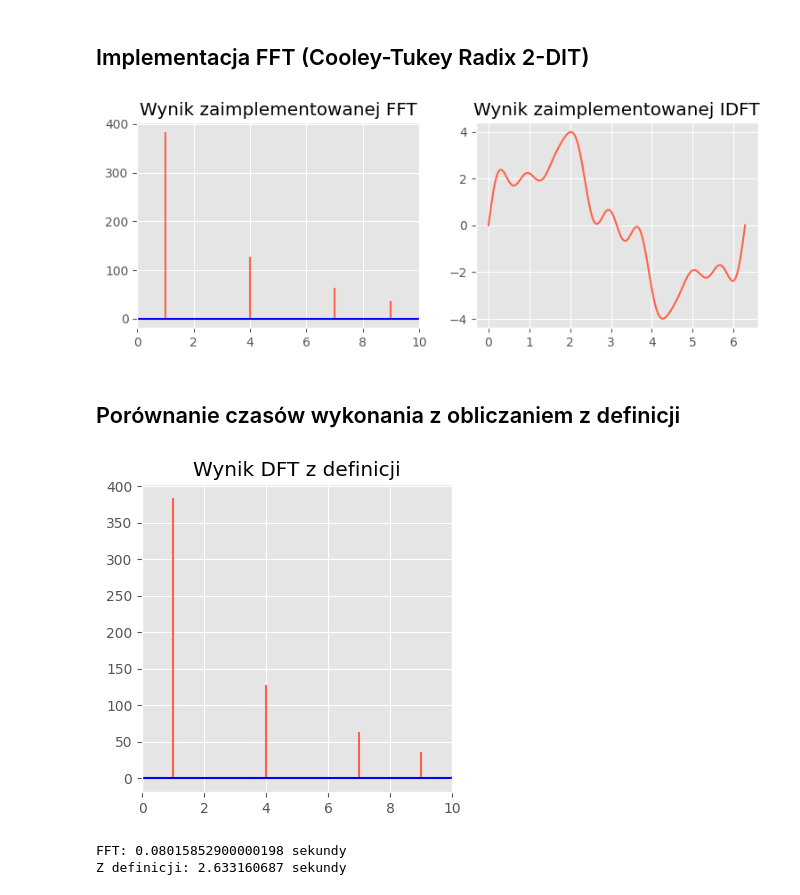
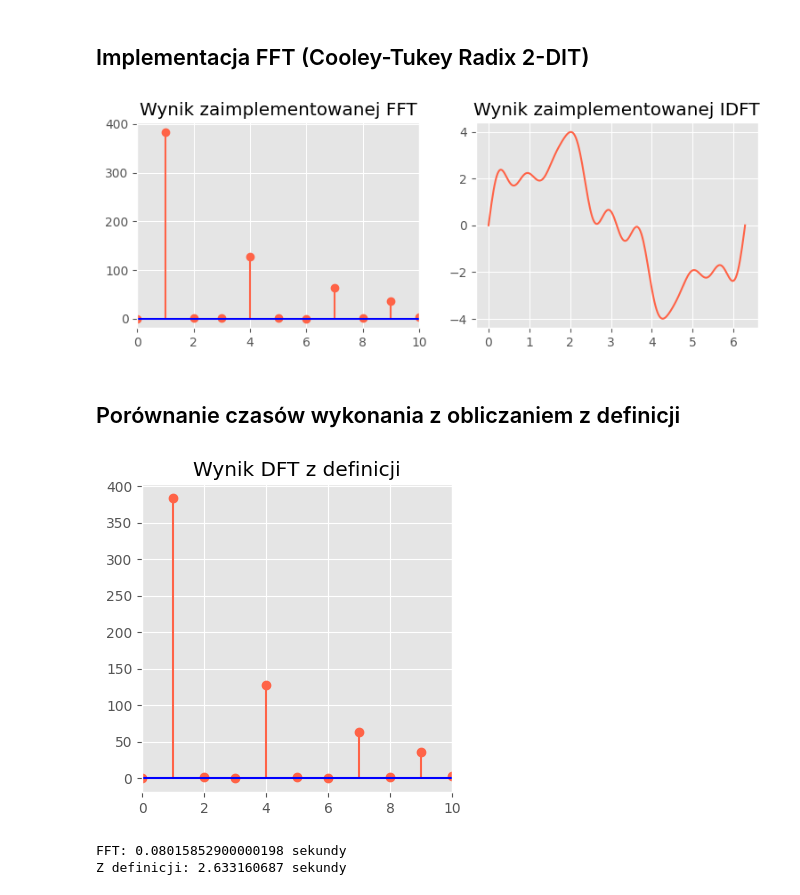
Before and after one commit to 5arcoramphu5/FastFourierTransform, a Jupyter notebook: fast_fourier_transform.ipynb, the cells around one changed output. Drawn from its saved outputs; the diff is of its cells as text; code cells hidden in the pictures.

```diff
--- a/fast_fourier_transform.ipynb
+++ b/fast_fourier_transform.ipynb
@@ -75,30 +60,0 @@ drawPlots(x, a, xDraw, aDraw)
-# %%
-def f(t):
-    return 2*np.cos(t + np.pi/3)
-
-a, x = samples(f, 256)
-aDraw, xDraw = samples(f, 2048)
-A = np.fft.fft(a)
-freq = np.arange(len(a))
-
-plt.figure(figsize = (13, 4))
-
-plt.subplot(131)
-plt.title("Wykres funkcji f")
-plt.plot(xDraw, aDraw)
-plt.plot(x, a, 'o', markersize=3)
-
-plt.subplot(132)
-plt.title("Wynik DFT (wartość bezwzględna)")
-plt.xlim(-1, 20)
-plt.stem(freq, np.abs(A), basefmt="-b")
-
-plt.subplot(133)
-plt.title("Wynik DFT (argument)")
-angle = np.pi/3
-plt.axhline(angle, color=colors[3])
-plt.text(-1, angle+0.05,"π/3", fontsize=12)
-plt.stem(freq, np.angle(A), basefmt="-b")
-
-plt.xlim(-1, 20)
-plt.show()
@@ -137,7 +91,7 @@ A = fft(a)
 plt.figure(figsize = (9, 3))
 plt.subplot(121)
 plt.title("Wynik zaimplementowanej FFT")
-plt.stem(freq, np.abs(A), markerfmt=" ", basefmt="-b")
+plt.stem(freq, np.abs(A), basefmt="-b")
 plt.xlim(0, 10)
 
 plt.subplot(122)
@@ -146,7 +100,7 @@ plt.plot(x, np.real(ifft(A)))
 
 plt.show()
 # %% [output]
-[figure, old version]
+[figure, new version]
 # %% [markdown]
 ## Porównanie czasów wykonania z obliczaniem z definicji
 # %%
@@ -156,14 +110,14 @@ def dft(a):
 # %%
 A = dft(a)
 
 plt.figure(figsize = (4, 4))
 plt.title("Wynik DFT z definicji")
-plt.stem(freq, np.abs(A), markerfmt=" ", basefmt="-b")
+plt.stem(freq, np.abs(A), basefmt="-b")
 plt.xlim(0, 10)
 
 plt.show()
 # %% [output]
-[figure, old version]
+[figure, new version]
 # %%
 a, x = samples(f, 2048)
 
```
Also changed, not shown: parts of 23 cells of this notebook.
